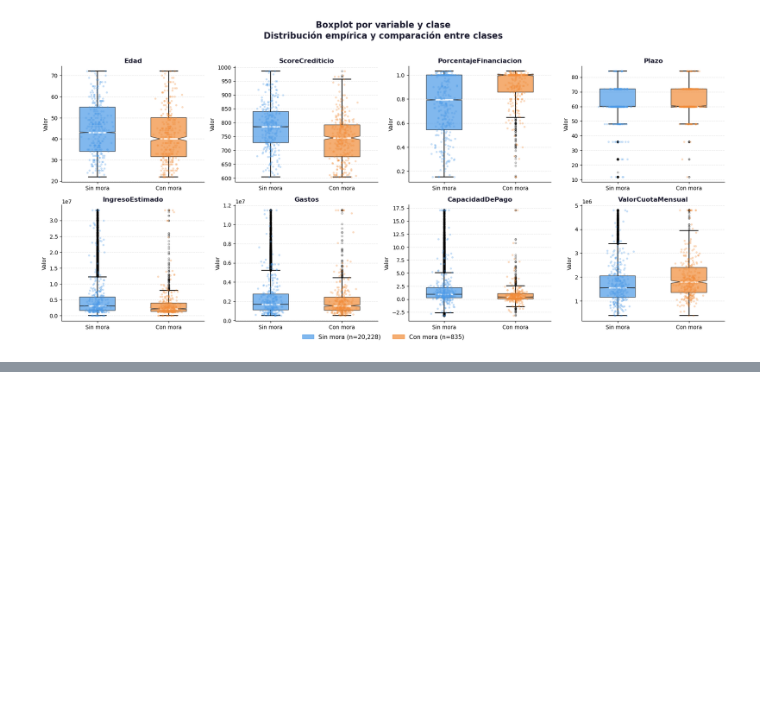
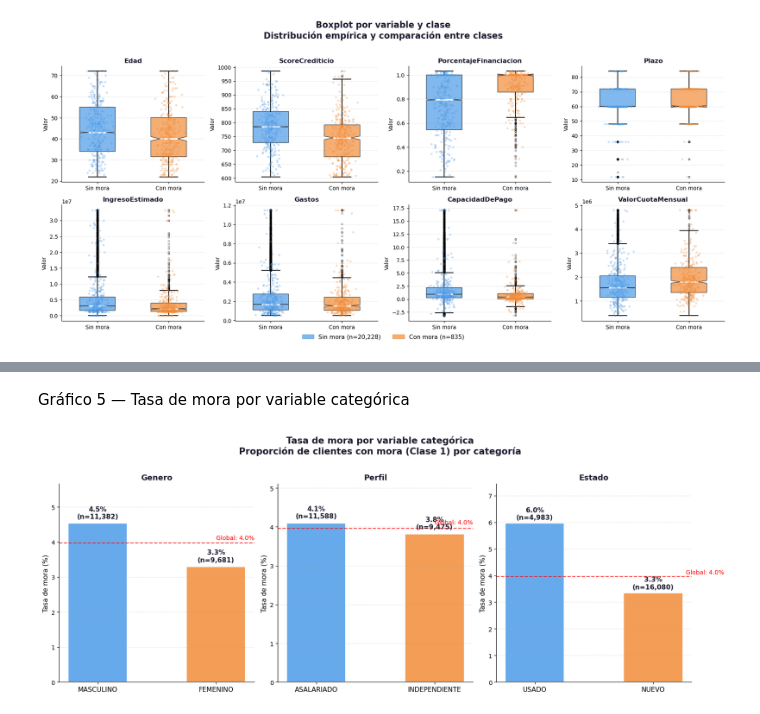
Before and after one commit to yacuervo18/Proyecto_Analitica_III, a Jupyter notebook: src/Modelo_RN_1.ipynb, the cells around one changed output, grey strips where cells are left out. Saved outputs shown, nothing was run; the diff lists cells and outputs as text; code cells hidden in the pictures; blank space fills up the shorter version.

```diff
--- a/src/Modelo_RN_1.ipynb
+++ b/src/Modelo_RN_1.ipynb
@@ -397,0 +443,58 @@ plt.show()
+# %% [markdown]
+Gráfico 5 — Tasa de mora por variable categórica
+# %%
+# ── Configuración ─────────────────────────────────────────────────────────
+categoricas = ['Genero', 'Perfil', 'Estado']
+colores_bar = ['#4C9BE8', '#F28C38']
+
+fig, axes = plt.subplots(1, 3, figsize=(16, 6))
+axes = axes.flatten()
+
+fig.suptitle('Tasa de mora por variable categórica\nProporción de clientes con mora (Clase 1) por categoría',
+             fontsize=15, fontweight='bold', color='#1a1a2e', y=1.02)
+
+for i, var in enumerate(categoricas):
+    ax = axes[i]
+
+    # Calcular tasa de mora por categoría
+    resumen = df_financiacion.groupby(var)['M3_30AC'].agg(['mean', 'count']).reset_index()
+    resumen.columns = [var, 'tasa_mora', 'total']
+    resumen['tasa_mora'] = resumen['tasa_mora'] * 100
+    resumen = resumen.sort_values('tasa_mora', ascending=False)
+
+    # Barras
+    bars = ax.bar(resumen[var], resumen['tasa_mora'],
+                  color=colores_bar[:len(resumen)],
+                  edgecolor='white', linewidth=1.5,
+                  alpha=0.85, width=0.5)
+
+    # Etiquetas encima de cada barra
+    for bar, (_, row) in zip(bars, resumen.iterrows()):
+        ax.text(bar.get_x() + bar.get_width() / 2,
+                bar.get_height() + 0.1,
+                f"{row['tasa_mora']:.1f}%\n(n={int(row['total']):,})",
+                ha='center', va='bottom', fontsize=11, fontweight='bold',
+                color='#1a1a2e')
+
+    # Línea de tasa global
+    tasa_global = df_financiacion['M3_30AC'].mean() * 100
+    ax.axhline(tasa_global, color='red', linestyle='--',
+               linewidth=1.5, alpha=0.7)
+    ax.text(ax.get_xlim()[1] if i < 2 else len(resumen) - 0.4,
+            tasa_global + 0.1,
+            f'Global: {tasa_global:.1f}%',
+            color='red', fontsize=10, ha='right')
+
+    ax.set_title(var, fontsize=13, fontweight='bold', color='#1a1a2e')
+    ax.set_xlabel('')
+    ax.set_ylabel('Tasa de mora (%)', fontsize=11)
+    ax.set_ylim(0, resumen['tasa_mora'].max() * 1.25)
+    ax.spines[['top', 'right']].set_visible(False)
+    ax.grid(axis='y', alpha=0.3, linestyle='--')
+    ax.tick_params(axis='x', labelsize=11)
+
+plt.tight_layout()
+plt.savefig('grafico5_categoricas.png', dpi=150, bbox_inches='tight')
+plt.show()
+# %% [output]
+[figure, added]
```
Also changed, not shown: parts of 8 cells of this notebook, 4 other files.
